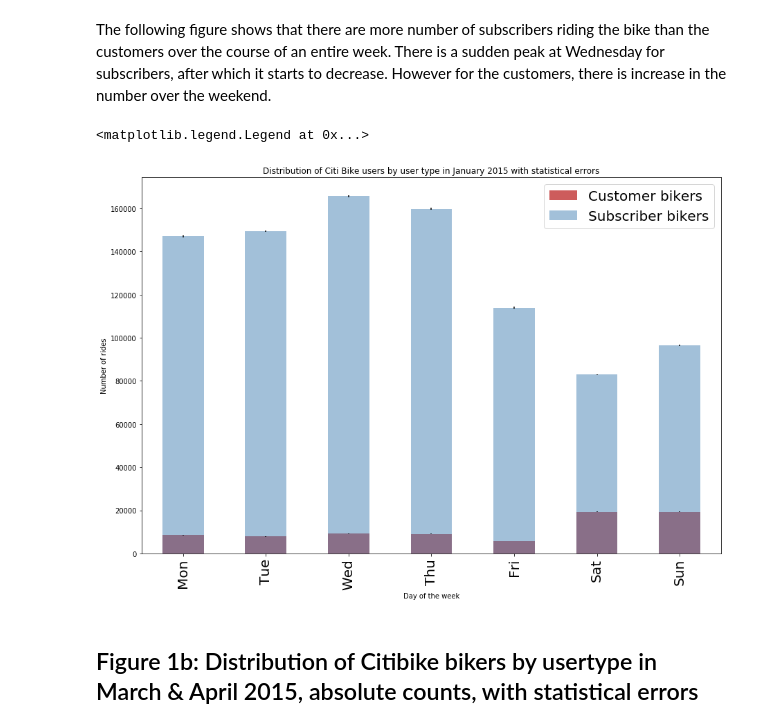
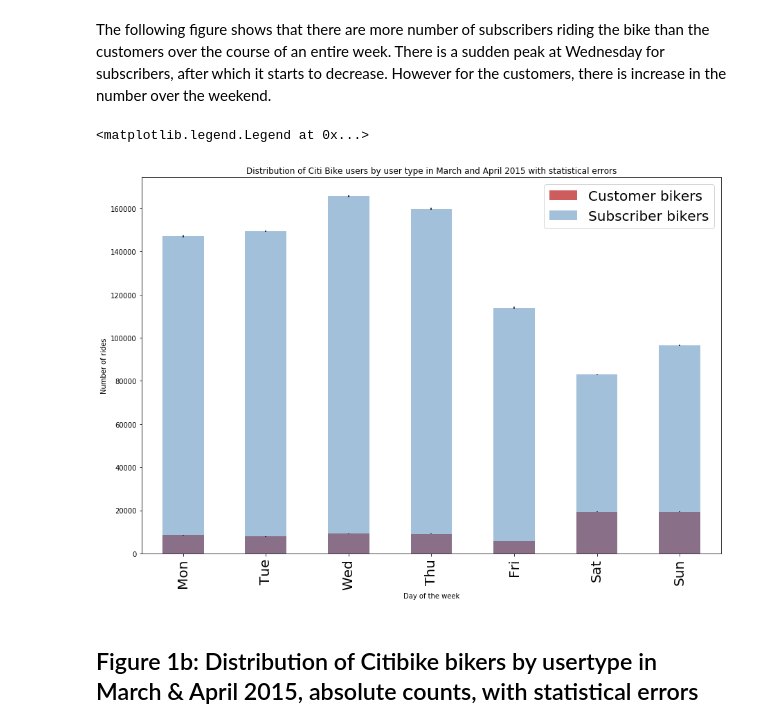
Before and after one commit to ishacusp/PUI2017_ic1018, a Jupyter notebook: HW7_ic1018/Assignment1.ipynb, the cells around one changed output. Saved outputs shown, nothing was run; the diff lists cells and outputs as text; code cells hidden in the pictures.

```diff
--- a/HW7_ic1018/Assignment1.ipynb
+++ b/HW7_ic1018/Assignment1.ipynb
@@ -164,27 +173,27 @@ The following figure shows that there are more number of subscribers riding the
 # %%
 fig=pl.figure(figsize(15,10))
 
 counts_c = data.date[data.usertype == 'Customer'].groupby([data.date.dt.weekday]).count()
 norm_c = 1
 error_c = np.sqrt(counts_c)
 ax=((counts_c) / norm_c).plot(kind="bar",color='IndianRed',  yerr=[
             ((error_c) / norm_c, (error_c) / norm_c)], label='Customer bikers')
 
 
 counts_s = data.date[data.usertype=="Subscriber"].groupby([data.date.dt.weekday]).count()
 norm_s = 1
 error_s=np.sqrt(counts_s)
 ((counts_s) / norm_s).plot(kind="bar", alpha=0.5, yerr=[((error_s) / norm_s, (error_s) / norm_s)],
                            color='SteelBlue', label='Subscriber bikers')
 ax.xaxis.set_ticklabels(['Mon','Tue','Wed','Thu','Fri','Sat','Sun'], fontsize=20)
 ax.set_ylabel ("Number of rides")
 ax.set_xlabel ("Day of the week")
-pl.title('Distribution of Citi Bike users by user type in January 2015 with statistical errors')
+pl.title('Distribution of Citi Bike users by user type in March and April 2015 with statistical errors')
 
 pl.legend(['Customer bikers','Subscriber bikers'],fontsize=20)
 # %% [output]
 <matplotlib.legend.Legend at 0x...>
-[figure, old version]
+[figure, new version]
 # %% [markdown]
 ## Figure 1b: Distribution of Citibike bikers by usertype in March & April 2015, absolute counts, with statistical errors
 # %% [markdown]
```
Also changed, not shown: parts of 3 cells of this notebook.
